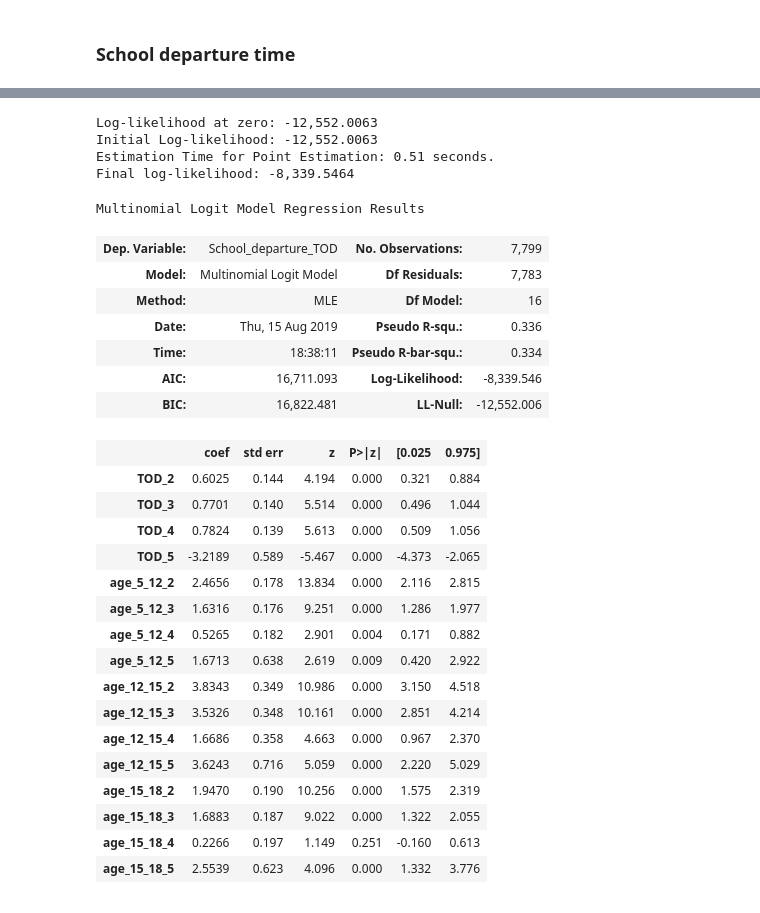
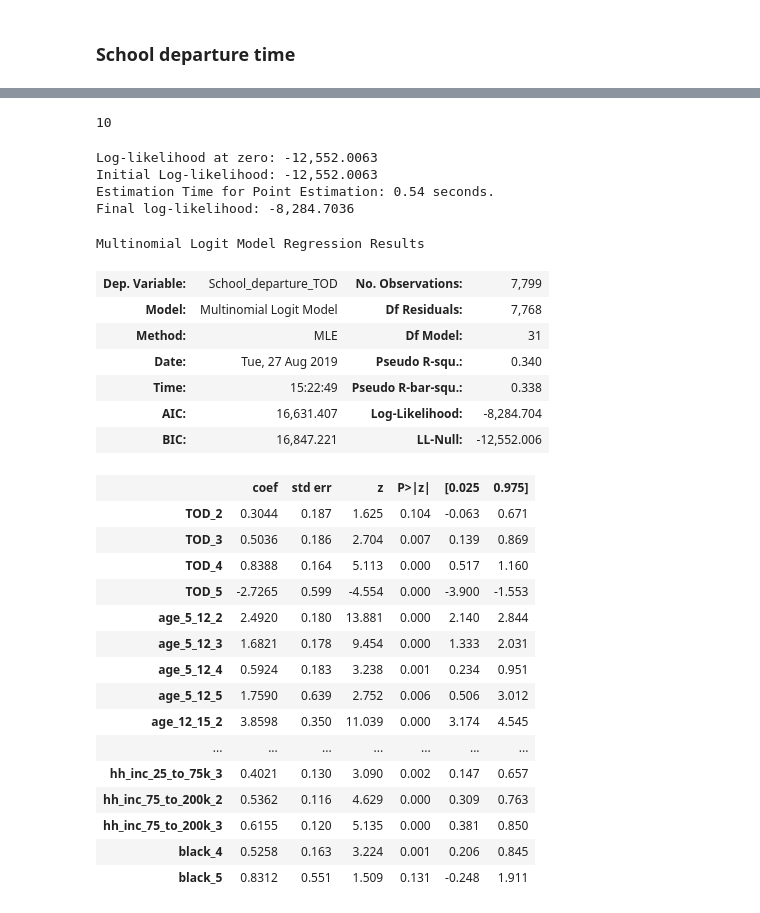
Before and after one commit to ual/activitysynth, a Jupyter notebook: activitysynth/notebooks/notebooks-juan/TOD_school_category_estimation.ipynb, the cells around one changed output, grey strips where cells are left out. Drawn from its saved outputs; the diff is of its cells as text; code cells hidden in the pictures.

```diff
--- a/activitysynth/notebooks/notebooks-juan/TOD_school_category_estimation.ipynb
+++ b/activitysynth/notebooks/notebooks-juan/TOD_school_category_estimation.ipynb
@@ -131,3 +90,6 @@ person[person.SAMPN == 1032053]
 | 11 | 1032053 | 5 | 3 | 2 | 5 | NaN | 1 | 97.0 | NaN | NaN | NaN | ... |
 | 12 | 1032053 | 6 | 3 | 1 | 1 | NaN | 1 | 97.0 | NaN | NaN | NaN | ... |
 6 rows × 148 columns
+# %%
+person.loc[:,['SXCORD', 'SYCORD']]
+person.SXCORD.replace('HIDDEN', np.nan, inplace = True)
@@ -134,3 +100,5 @@ person[person.SAMPN == 1032053]
+# %%
+person.SNAME.replace('HIDDEN', np.nan, inplace = True)
 # %%
 person = person[['SAMPN','PERNO','GEND','AGE','HISP','RACE1','RACE2','RACE3','RACE4',
                  'EDUCA']]
@@ -464,44 +524,48 @@ example_names["age_15_18"] = ['age_15_18_2', 'age_15_18_3', 'age_15_18_4', 'age_
+# %%
+len(TOD_SH_ST_names)
+len(TOD_SH_ST_specification)
+# %% [output]
+10
 # %%
 S_TOD_Categories = pl.create_choice_model(data=trips_long_departure,
                                      alt_id_col='alt_id',
                                      obs_id_col='person_id',
                                      choice_col='School_departure_TOD',
-                                     specification=example_specification,
+                                     specification=TOD_SH_ST_specification,
                                      model_type="MNL",
-                                     names=example_names)
+                                     names=TOD_SH_ST_names)
 
-S_TOD_Categories.fit_mle(np.zeros(16))
+S_TOD_Categories.fit_mle(np.zeros(31))
 S_TOD_Categories.get_statsmodels_summary()
 # %% [output]
 Log-likelihood at zero: -12,552.0063
 Initial Log-likelihood: -12,552.0063
-Estimation Time for Point Estimation: 0.51 seconds.
-Final log-likelihood: -8,339.5464
+Estimation Time for Point Estimation: 0.54 seconds.
+Final log-likelihood: -8,284.7036
 Multinomial Logit Model Regression Results
 | Dep. Variable: | School_departure_TOD | No. Observations: | 7,799 |
-| Model: | Multinomial Logit Model | Df Residuals: | 7,783 |
-| Method: | MLE | Df Model: | 16 |
-| Date: | Thu, 15 Aug 2019 | Pseudo R-squ.: | 0.336 |
-| Time: | 18:38:11 | Pseudo R-bar-squ.: | 0.334 |
-| AIC: | 16,711.093 | Log-Likelihood: | -8,339.546 |
-| BIC: | 16,822.481 | LL-Null: | -12,552.006 |
+| Model: | Multinomial Logit Model | Df Residuals: | 7,768 |
+| Method: | MLE | Df Model: | 31 |
+| Date: | Tue, 27 Aug 2019 | Pseudo R-squ.: | 0.340 |
+| Time: | 15:22:49 | Pseudo R-bar-squ.: | 0.338 |
+| AIC: | 16,631.407 | Log-Likelihood: | -8,284.704 |
+| BIC: | 16,847.221 | LL-Null: | -12,552.006 |
 |  | coef | std err | z | P>|z| | [0.025 | 0.975] |
-| TOD_2 | 0.6025 | 0.144 | 4.194 | 0.000 | 0.321 | 0.884 |
-| TOD_3 | 0.7701 | 0.140 | 5.514 | 0.000 | 0.496 | 1.044 |
-| TOD_4 | 0.7824 | 0.139 | 5.613 | 0.000 | 0.509 | 1.056 |
-| TOD_5 | -3.2189 | 0.589 | -5.467 | 0.000 | -4.373 | -2.065 |
-| age_5_12_2 | 2.4656 | 0.178 | 13.834 | 0.000 | 2.116 | 2.815 |
-| age_5_12_3 | 1.6316 | 0.176 | 9.251 | 0.000 | 1.286 | 1.977 |
-| age_5_12_4 | 0.5265 | 0.182 | 2.901 | 0.004 | 0.171 | 0.882 |
-| age_5_12_5 | 1.6713 | 0.638 | 2.619 | 0.009 | 0.420 | 2.922 |
-| age_12_15_2 | 3.8343 | 0.349 | 10.986 | 0.000 | 3.150 | 4.518 |
-| age_12_15_3 | 3.5326 | 0.348 | 10.161 | 0.000 | 2.851 | 4.214 |
-| age_12_15_4 | 1.6686 | 0.358 | 4.663 | 0.000 | 0.967 | 2.370 |
-| age_12_15_5 | 3.6243 | 0.716 | 5.059 | 0.000 | 2.220 | 5.029 |
-| age_15_18_2 | 1.9470 | 0.190 | 10.256 | 0.000 | 1.575 | 2.319 |
-| age_15_18_3 | 1.6883 | 0.187 | 9.022 | 0.000 | 1.322 | 2.055 |
-| age_15_18_4 | 0.2266 | 0.197 | 1.149 | 0.251 | -0.160 | 0.613 |
-| age_15_18_5 | 2.5539 | 0.623 | 4.096 | 0.000 | 1.332 | 3.776 |
+| TOD_2 | 0.3044 | 0.187 | 1.625 | 0.104 | -0.063 | 0.671 |
+| TOD_3 | 0.5036 | 0.186 | 2.704 | 0.007 | 0.139 | 0.869 |
+| TOD_4 | 0.8388 | 0.164 | 5.113 | 0.000 | 0.517 | 1.160 |
+| TOD_5 | -2.7265 | 0.599 | -4.554 | 0.000 | -3.900 | -1.553 |
+| age_5_12_2 | 2.4920 | 0.180 | 13.881 | 0.000 | 2.140 | 2.844 |
+| age_5_12_3 | 1.6821 | 0.178 | 9.454 | 0.000 | 1.333 | 2.031 |
+| age_5_12_4 | 0.5924 | 0.183 | 3.238 | 0.001 | 0.234 | 0.951 |
+| age_5_12_5 | 1.7590 | 0.639 | 2.752 | 0.006 | 0.506 | 3.012 |
+| age_12_15_2 | 3.8598 | 0.350 | 11.039 | 0.000 | 3.174 | 4.545 |
+| ... | ... | ... | ... | ... | ... | ... |
+| hh_inc_25_to_75k_3 | 0.4021 | 0.130 | 3.090 | 0.002 | 0.147 | 0.657 |
+| hh_inc_75_to_200k_2 | 0.5362 | 0.116 | 4.629 | 0.000 | 0.309 | 0.763 |
+| hh_inc_75_to_200k_3 | 0.6155 | 0.120 | 5.135 | 0.000 | 0.381 | 0.850 |
+| black_4 | 0.5258 | 0.163 | 3.224 | 0.001 | 0.206 | 0.845 |
+| black_5 | 0.8312 | 0.551 | 1.509 | 0.131 | -0.248 | 1.911 |
 # %%
 #Creating a pkl file
 file_Name = "/home/juan/activitysynth/activitysynth/configs/TOD_school_departure.pkl"
```
Also changed, not shown: parts of 16 cells of this notebook, 5 other files.
